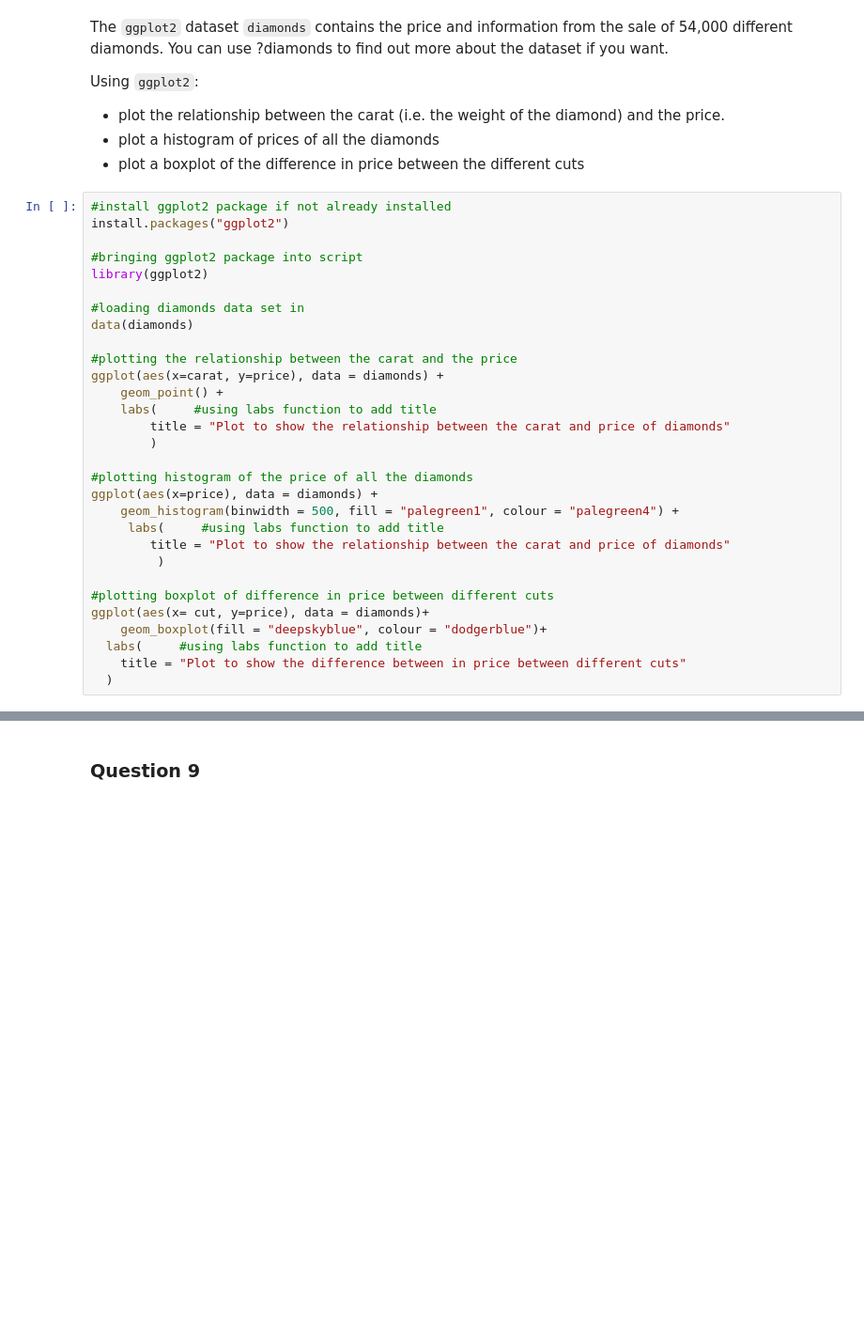
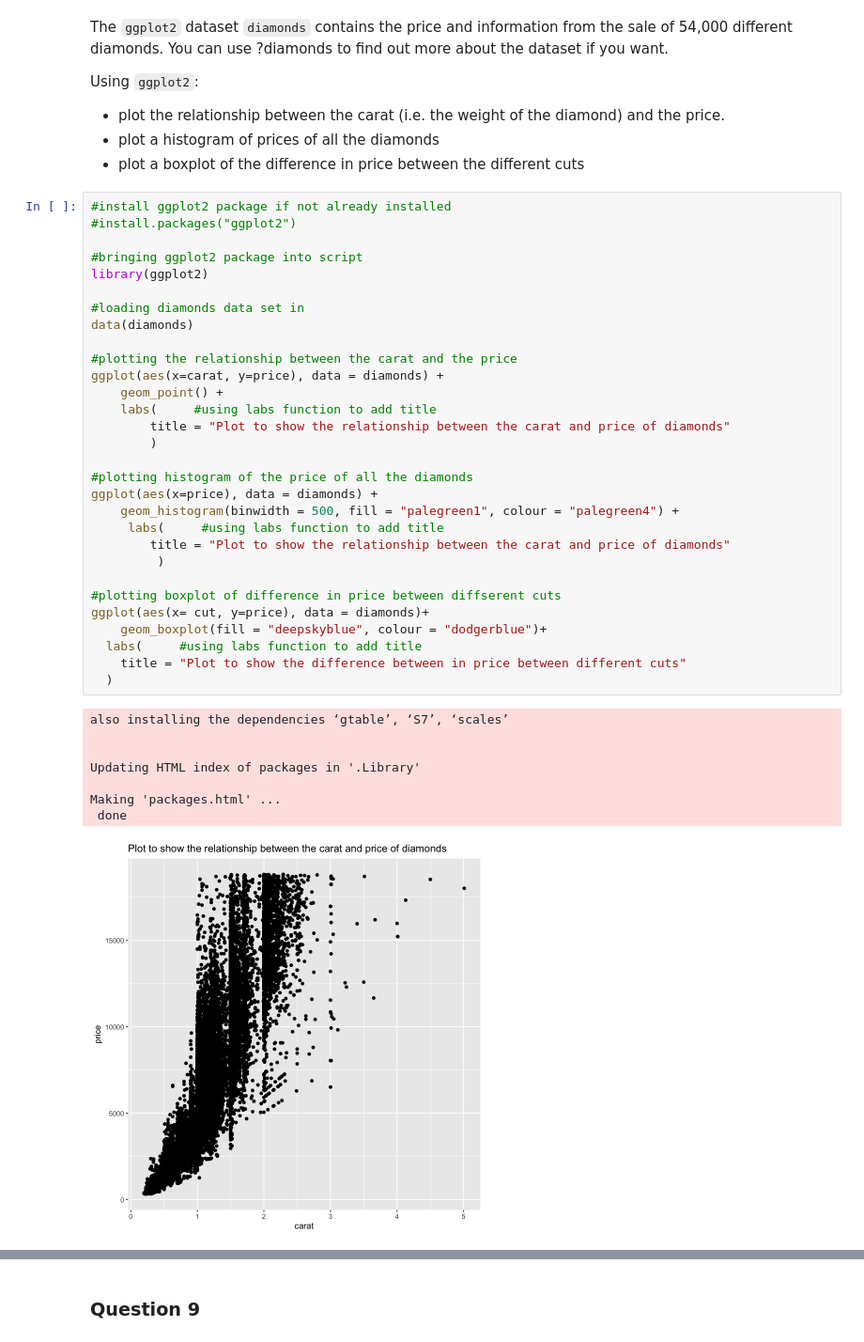
Before and after one commit to laylameghjee/CW_LIFE4138_2526, a Jupyter notebook: Coursework/R_Coursework_Questions.ipynb, the cells around one changed output, grey strips where cells are left out. Shown at 94% size. Drawn from its saved outputs; the diff is of its cells as text; blank space fills up the shorter version.

```diff
--- a/Coursework/R_Coursework_Questions.ipynb
+++ b/Coursework/R_Coursework_Questions.ipynb
@@ -178,31 +257,40 @@ Using `ggplot2`:
 - plot a boxplot of the difference in price between the different cuts
 # %%
 #install ggplot2 package if not already installed
-install.packages("ggplot2")
+#install.packages("ggplot2")
 
 #bringing ggplot2 package into script
 library(ggplot2)
 
 #loading diamonds data set in
 data(diamonds)
 
 #plotting the relationship between the carat and the price
 ggplot(aes(x=carat, y=price), data = diamonds) +
     geom_point() +
     labs(     #using labs function to add title
         title = "Plot to show the relationship between the carat and price of diamonds"
         )
 
 #plotting histogram of the price of all the diamonds
 ggplot(aes(x=price), data = diamonds) +
     geom_histogram(binwidth = 500, fill = "palegreen1", colour = "palegreen4") +
      labs(     #using labs function to add title
         title = "Plot to show the relationship between the carat and price of diamonds"
          )
 
-#plotting boxplot of difference in price between different cuts
+#plotting boxplot of difference in price between diffserent cuts
 ggplot(aes(x= cut, y=price), data = diamonds)+
     geom_boxplot(fill = "deepskyblue", colour = "dodgerblue")+
   labs(     #using labs function to add title
     title = "Plot to show the difference between in price between different cuts"
   )
+# %% [output]
+also installing the dependencies ‘gtable’, ‘S7’, ‘scales’
+
+
+Updating HTML index of packages in '.Library'
+
+Making 'packages.html' ...
+ done
+[figure, added]
```
Also changed, not shown: parts of 10 cells of this notebook, 1 other file.
